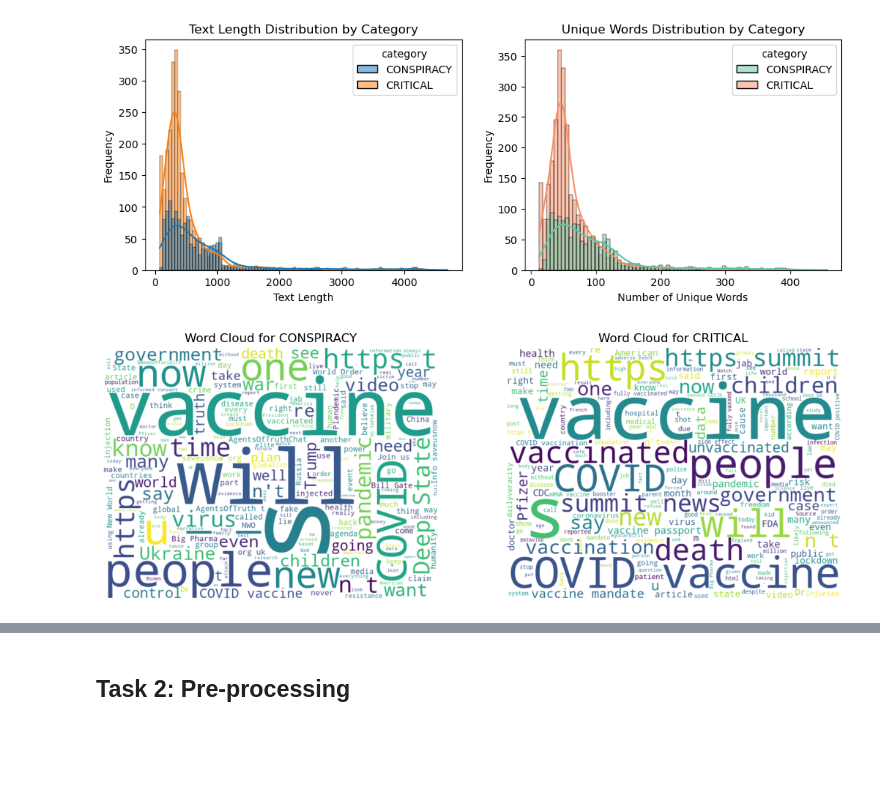
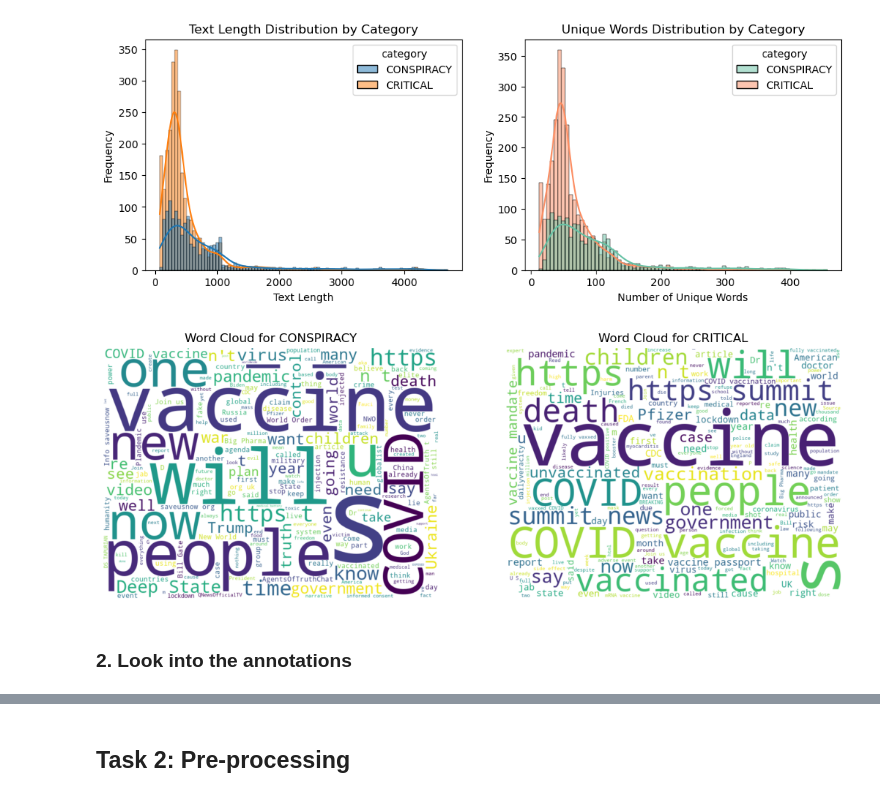
Before and after one commit to SonyaX20/NLP-Natural-Language-Processing, a Jupyter notebook: my-mlp-ota/task_o.ipynb, the cells around one changed output, grey strips where cells are left out. Cells and saved outputs as stored; diff of their text form; code cells hidden in the pictures; blank space fills up the shorter version.

```diff
--- a/my-mlp-ota/task_o.ipynb
+++ b/my-mlp-ota/task_o.ipynb
@@ -49,16 +70,20 @@ plt.show()
 # %% [output]
 [figure]
 # %%
-# Word Cloud for each category
+"""
+use Word Cloud to visualize each category
+"""
 plt.figure(figsize=(13, 8))
 for category, i in zip(df['category'].unique(), range(2)):
     text = " ".join(df[df['category'] == category]['text'])
     wordcloud = WordCloud(width=800, height=600, background_color='white').generate(text)
     plt.subplot(1, 2, i+1)
     plt.imshow(wordcloud, interpolation='bilinear')
     plt.title(f'Word Cloud for {category}')
     plt.axis('off')
 plt.show()
 # %% [output]
-[figure, old version]
+[figure, new version]
+# %% [markdown]
+### 2. Look into the annotations
 # %%
```
Also changed, not shown: parts of 36 cells of this notebook.
